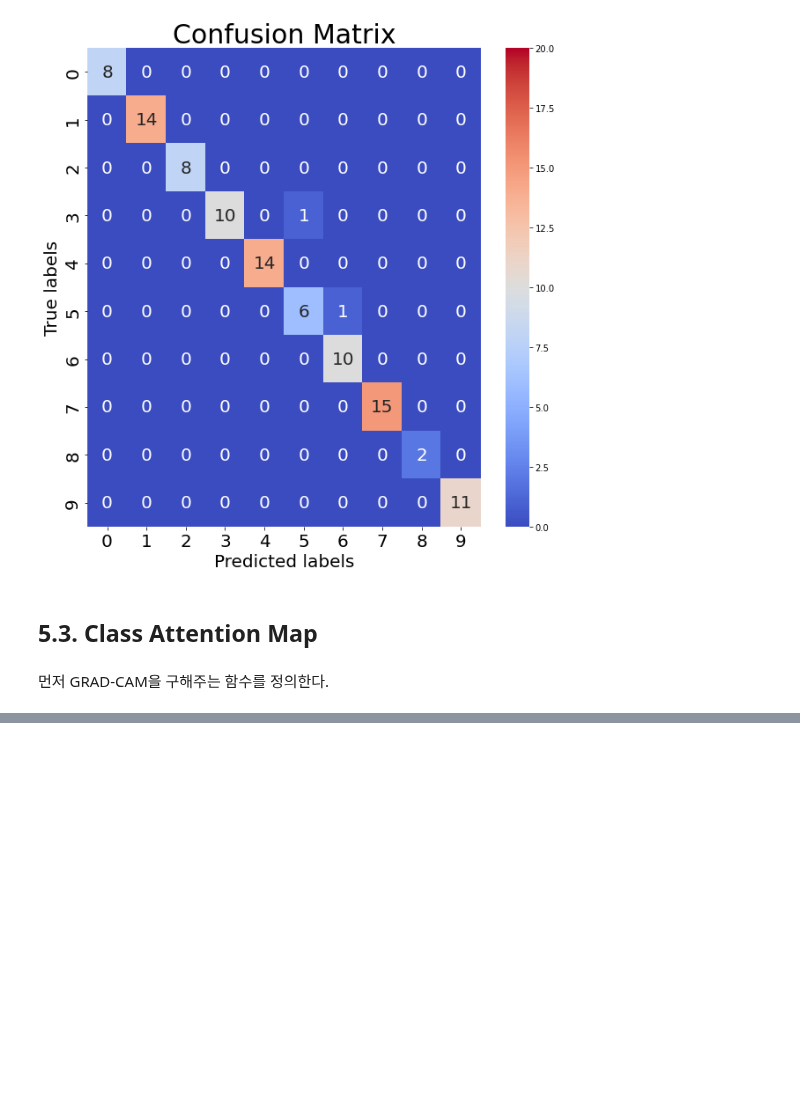
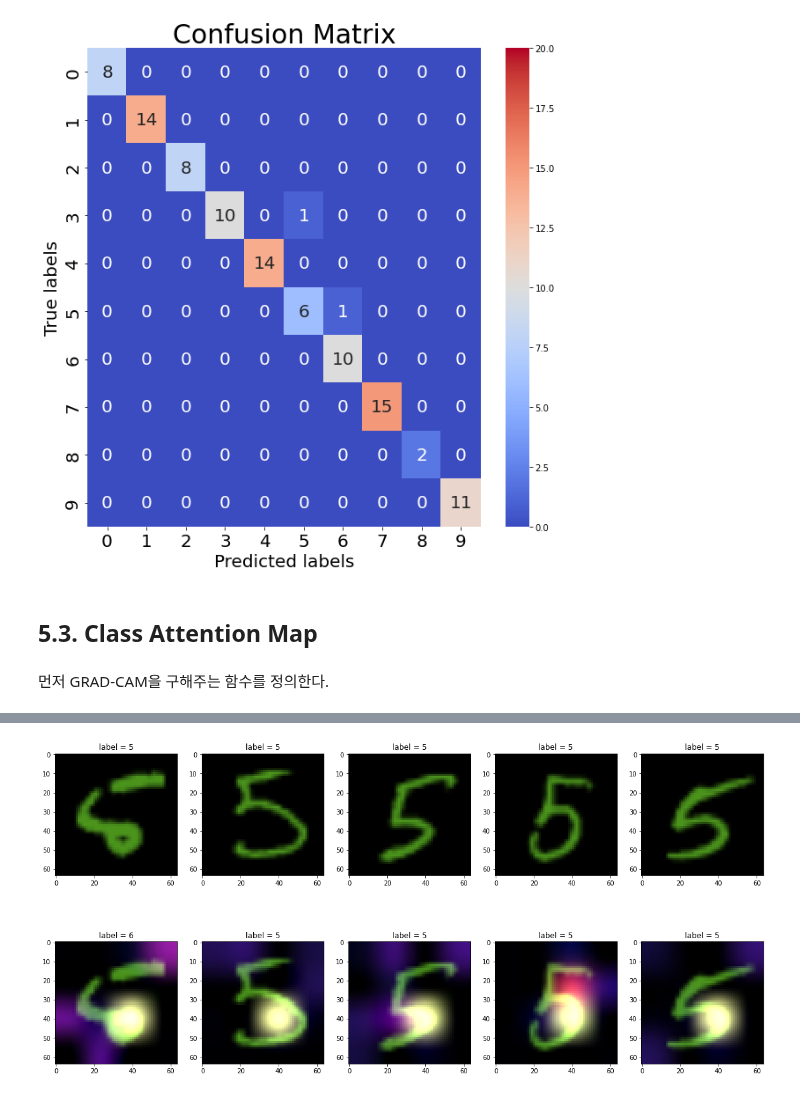
Before and after one commit to Pulsar-kkaturi/DL-Education, a Jupyter notebook: notebooks/Result_Visulization.ipynb, the cells around one changed output, grey strips where cells are left out. Saved outputs shown, nothing was run; the diff lists cells and outputs as text; code cells hidden in the pictures; blank space fills up the shorter version.

```diff
--- a/notebooks/Result_Visulization.ipynb
+++ b/notebooks/Result_Visulization.ipynb
@@ -424,0 +481,3 @@ WARNING:matplotlib.image:Clipping input data to the valid range for imshow with
+# %%
+grad_cam_show(number_extractor(testg, num=5))
+# %% [output]
@@ -424,0 +489 @@ WARNING:matplotlib.image:Clipping input data to the valid range for imshow with
+[figure, added]
```
Also changed, not shown: parts of 9 cells of this notebook.
